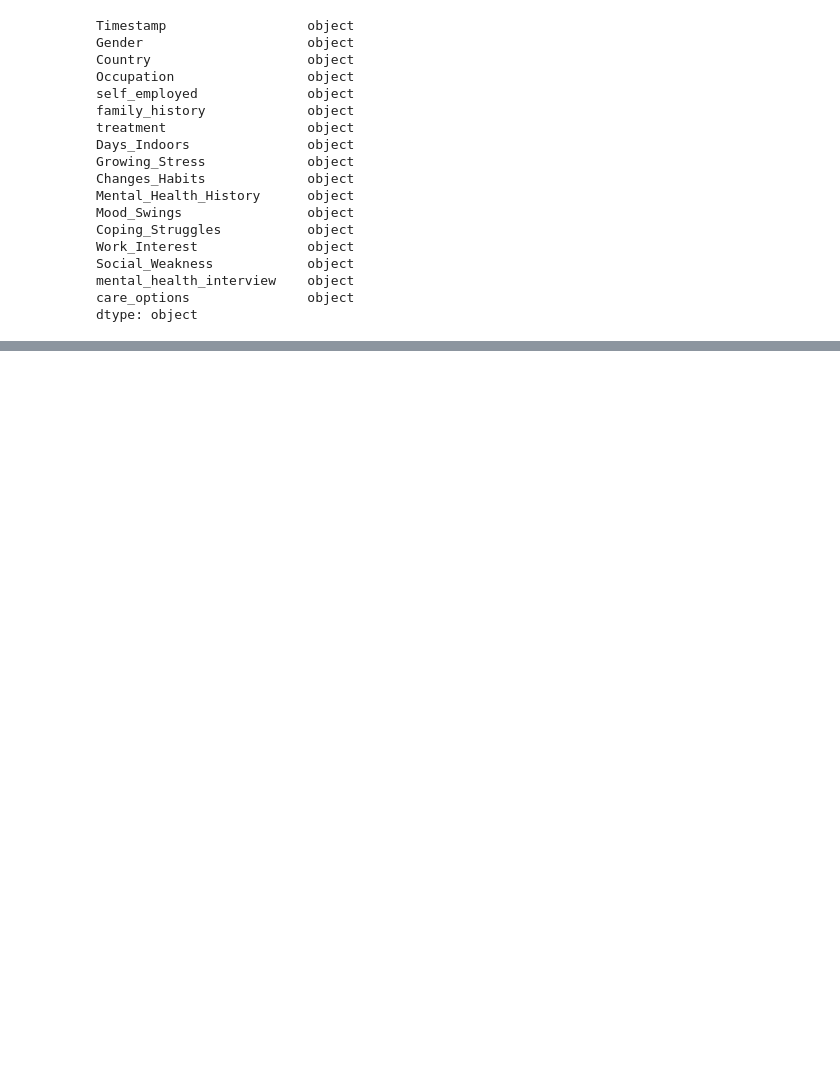
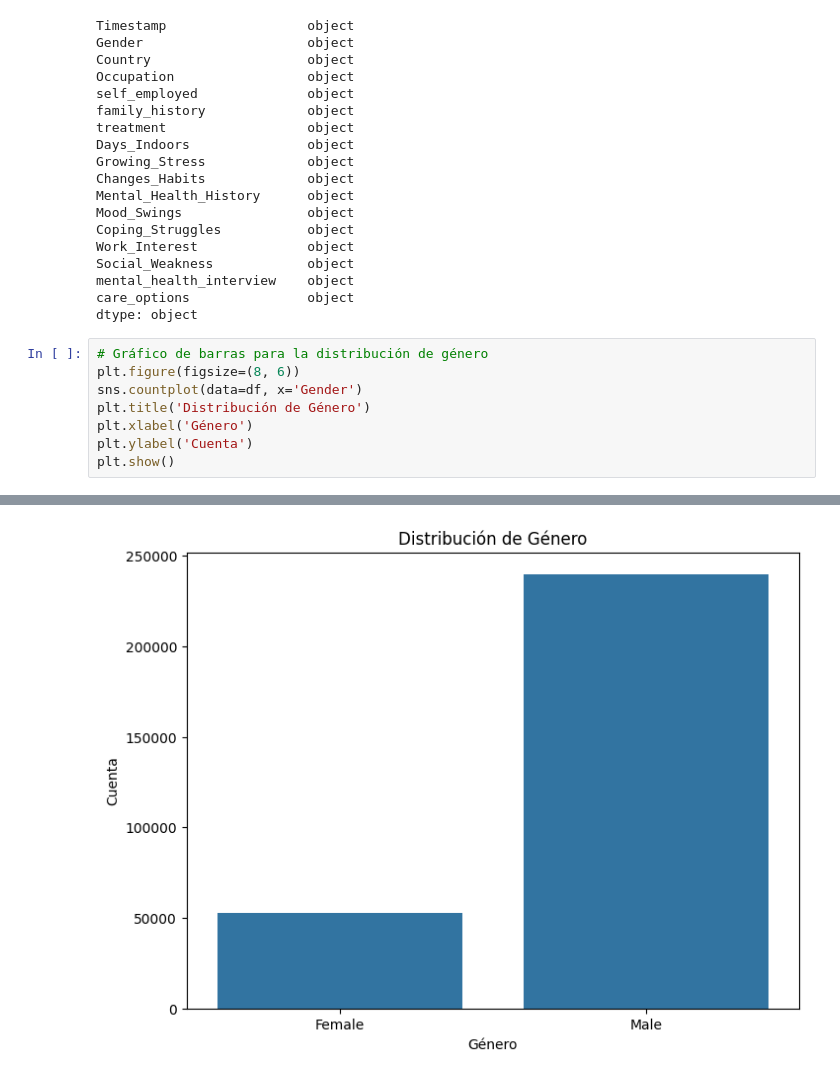
Before and after one commit to JuanAmpuero06/Es_salud_mental, a Jupyter notebook: notebooks/data-exploration.ipynb, the cells around one changed output, grey strips where cells are left out. Saved outputs shown, nothing was run; the diff lists cells and outputs as text; blank space fills up the shorter version.

```diff
--- a/notebooks/data-exploration.ipynb
+++ b/notebooks/data-exploration.ipynb
@@ -79,3 +70,12 @@ Social_Weakness            object
 mental_health_interview    object
 care_options               object
 dtype: object
+# %%
+# Gráfico de barras para la distribución de género
+plt.figure(figsize=(8, 6))
+sns.countplot(data=df, x='Gender')
+plt.title('Distribución de Género')
+plt.xlabel('Género')
+plt.ylabel('Cuenta')
+plt.show()
+# %% [output]
@@ -81,0 +83 @@ dtype: object
+[figure, added]
```
Also changed, not shown: parts of 7 cells of this notebook, 3 other files.
